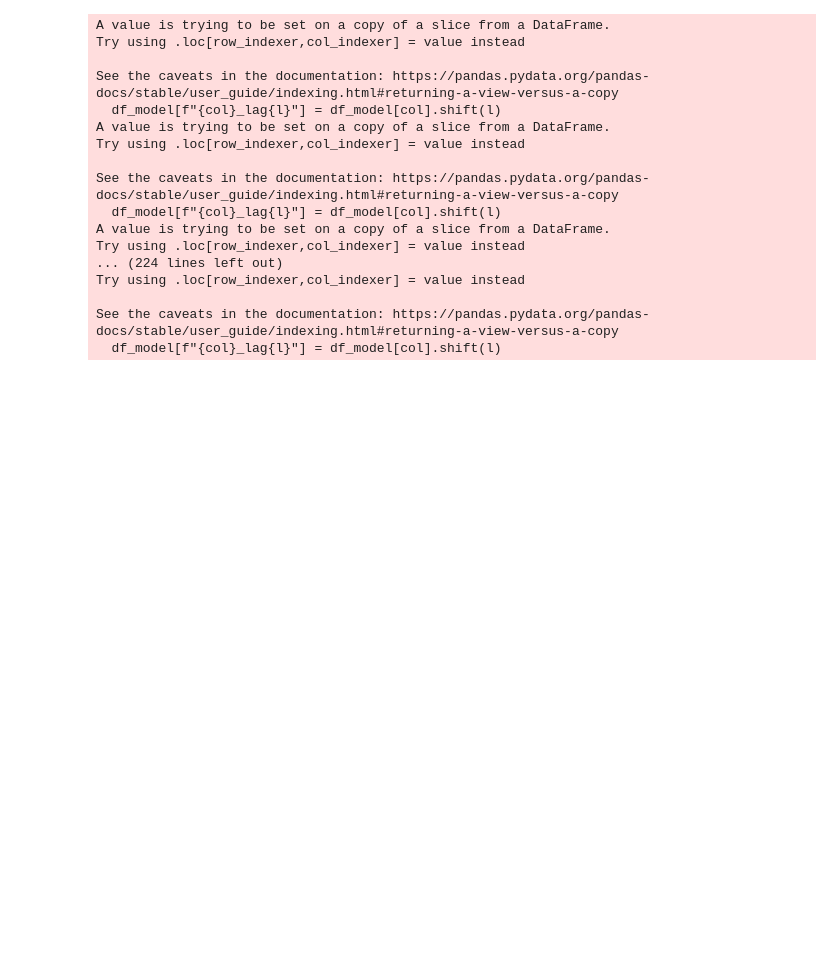
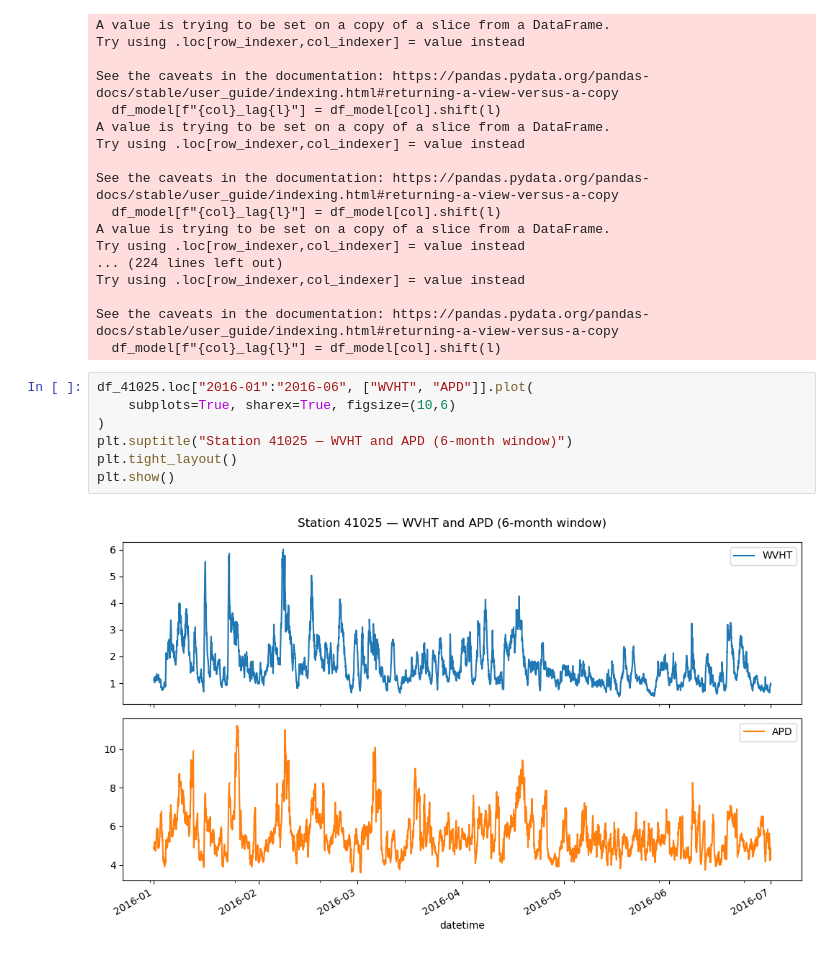
Before and after one commit to RichelCode/WAVE-CONFERENCE-, a Jupyter notebook: WAVE CONFERENCE.ipynb, the cells around one changed output. Drawn from its saved outputs; the diff is of its cells as text; blank space fills up the shorter version.

```diff
--- a/WAVE CONFERENCE.ipynb
+++ b/WAVE CONFERENCE.ipynb
@@ -232,3 +232,12 @@ Try using .loc[row_indexer,col_indexer] = value instead
 
 See the caveats in the documentation: https://pandas.pydata.org/pandas-docs/stable/user_guide/indexing.html#returning-a-view-versus-a-copy
   df_model[f"{col}_lag{l}"] = df_model[col].shift(l)
+# %%
+df_41025.loc["2016-01":"2016-06", ["WVHT", "APD"]].plot(
+    subplots=True, sharex=True, figsize=(10,6)
+)
+plt.suptitle("Station 41025 — WVHT and APD (6-month window)")
+plt.tight_layout()
+plt.show()
+# %% [output]
+[figure, added]
```
Also changed, not shown: parts of 1 cell of this notebook.
